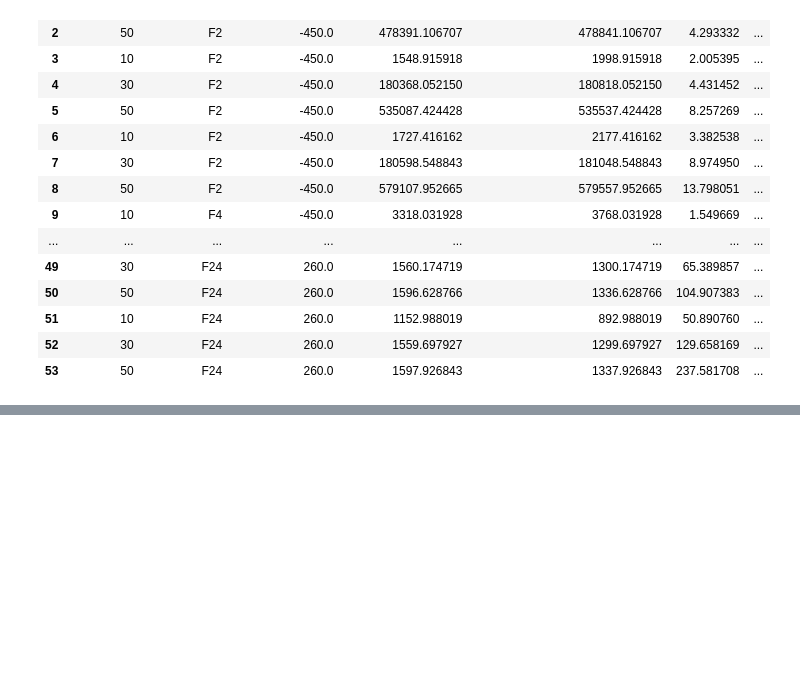
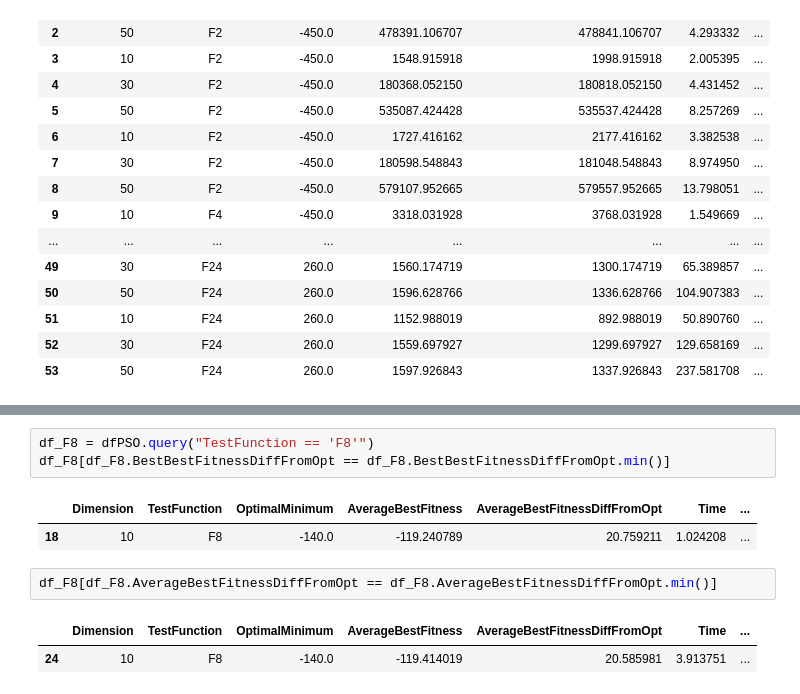
Before and after one commit to csupika/F21BC-CW2-GA-PSO, a Jupyter notebook: PSO_Notebook.ipynb, the cells around one changed output, grey strips where cells are left out. Cells and saved outputs as stored; diff of their text form; blank space fills up the shorter version.

```diff
--- a/PSO_Notebook.ipynb
+++ b/PSO_Notebook.ipynb
@@ -276,0 +349,11 @@ Augmenting the number of iterations doesn't necessarily improve the fitness obta
+# %%
+df_F8 = dfPSO.query("TestFunction == 'F8'")
+df_F8[df_F8.BestBestFitnessDiffFromOpt == df_F8.BestBestFitnessDiffFromOpt.min()]
+# %% [output]
+|  | Dimension | TestFunction | OptimalMinimum | AverageBestFitness | AverageBestFitnessDiffFromOpt | Time | ... |
+| 18 | 10 | F8 | -140.0 | -119.240789 | 20.759211 | 1.024208 | ... |
+# %%
+df_F8[df_F8.AverageBestFitnessDiffFromOpt == df_F8.AverageBestFitnessDiffFromOpt.min()]
+# %% [output]
+|  | Dimension | TestFunction | OptimalMinimum | AverageBestFitness | AverageBestFitnessDiffFromOpt | Time | ... |
+| 24 | 10 | F8 | -140.0 | -119.414019 | 20.585981 | 3.913751 | ... |
```
Also changed, not shown: parts of 24 cells of this notebook.
